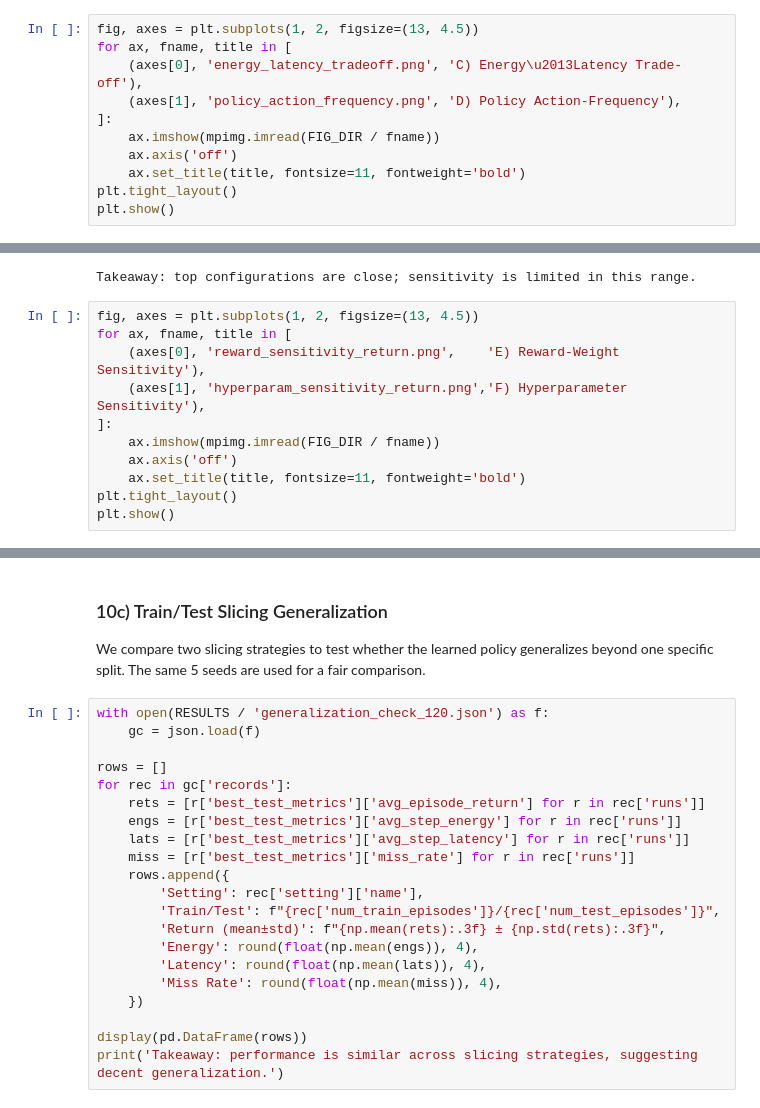
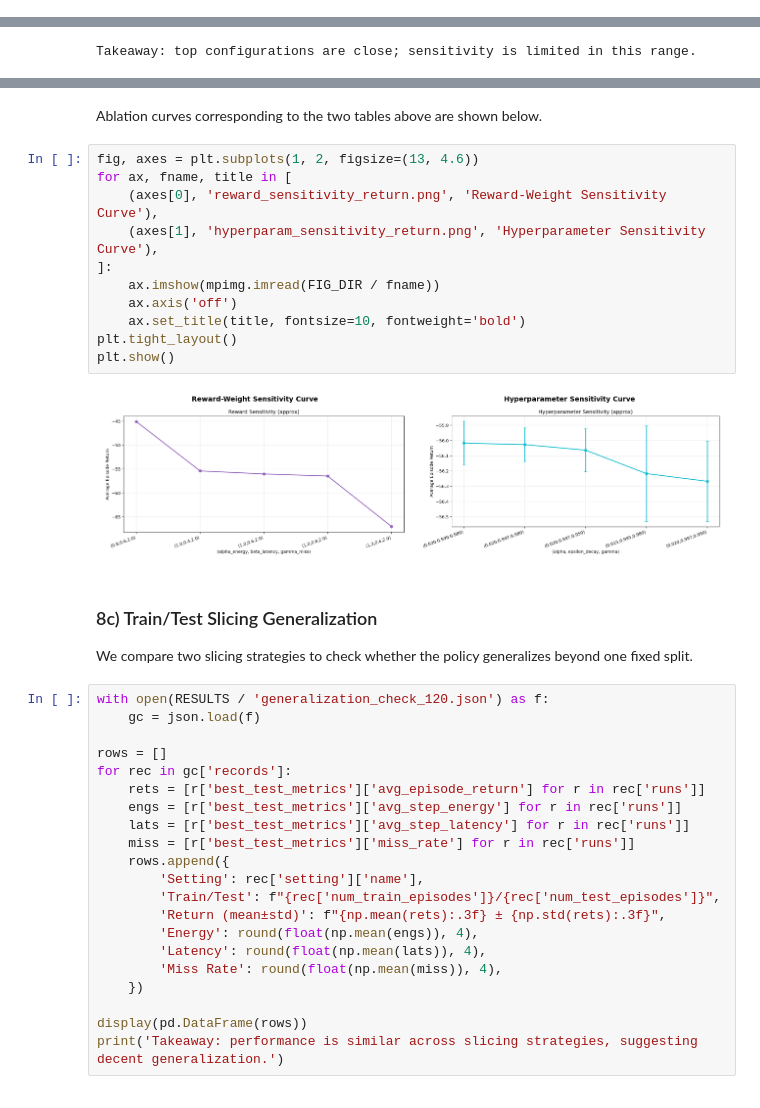
Before and after one commit to z1L0Ng/EE473, a Jupyter notebook: notebooks/final_project.ipynb, the cells around one changed output, grey strips where cells are left out. Drawn from its saved outputs; the diff is of its cells as text.

```diff
--- a/notebooks/final_project.ipynb
+++ b/notebooks/final_project.ipynb
@@ -306,14 +268,3 @@ plt.tight_layout()
 plt.show()
 # %% [output]
 [figure]
-# %%
-fig, axes = plt.subplots(1, 2, figsize=(13, 4.5))
-for ax, fname, title in [
-    (axes[0], 'energy_latency_tradeoff.png', 'C) Energy\u2013Latency Trade-off'),
-    (axes[1], 'policy_action_frequency.png', 'D) Policy Action-Frequency'),
-]:
-    ax.imshow(mpimg.imread(FIG_DIR / fname))
-    ax.axis('off')
-    ax.set_title(title, fontsize=11, fontweight='bold')
-plt.tight_layout()
-plt.show()
@@ -612,14 +416,3 @@ print('Takeaway: top configurations are close; sensitivity is limited in this ra
 | 3 | 0.015 | 0.995 | 0.98 | -56.217 | 0.314 | False |
 | 4 | 0.020 | 0.997 | 0.99 | -56.267 | 0.265 | False |
 Takeaway: top configurations are close; sensitivity is limited in this range.
-# %%
-fig, axes = plt.subplots(1, 2, figsize=(13, 4.5))
-for ax, fname, title in [
-    (axes[0], 'reward_sensitivity_return.png',    'E) Reward-Weight Sensitivity'),
-    (axes[1], 'hyperparam_sensitivity_return.png','F) Hyperparameter Sensitivity'),
-]:
-    ax.imshow(mpimg.imread(FIG_DIR / fname))
-    ax.axis('off')
-    ax.set_title(title, fontsize=11, fontweight='bold')
-plt.tight_layout()
-plt.show()
@@ -628,8 +419,22 @@ plt.show()
+# %% [markdown]
+Ablation curves corresponding to the two tables above are shown below.
+# %%
+fig, axes = plt.subplots(1, 2, figsize=(13, 4.6))
+for ax, fname, title in [
+    (axes[0], 'reward_sensitivity_return.png', 'Reward-Weight Sensitivity Curve'),
+    (axes[1], 'hyperparam_sensitivity_return.png', 'Hyperparameter Sensitivity Curve'),
+]:
+    ax.imshow(mpimg.imread(FIG_DIR / fname))
+    ax.axis('off')
+    ax.set_title(title, fontsize=10, fontweight='bold')
+plt.tight_layout()
+plt.show()
+# %% [output]
+[figure, added]
 # %% [markdown]
-### 10c) Train/Test Slicing Generalization
+### 8c) Train/Test Slicing Generalization
 
-We compare two slicing strategies to test whether the learned policy generalizes beyond one specific split.
-The same 5 seeds are used for a fair comparison.
+We compare two slicing strategies to check whether the policy generalizes beyond one fixed split.
 # %%
 with open(RESULTS / 'generalization_check_120.json') as f:
     gc = json.load(f)
```
Also changed, not shown: parts of 35 cells of this notebook, 2 other files.
